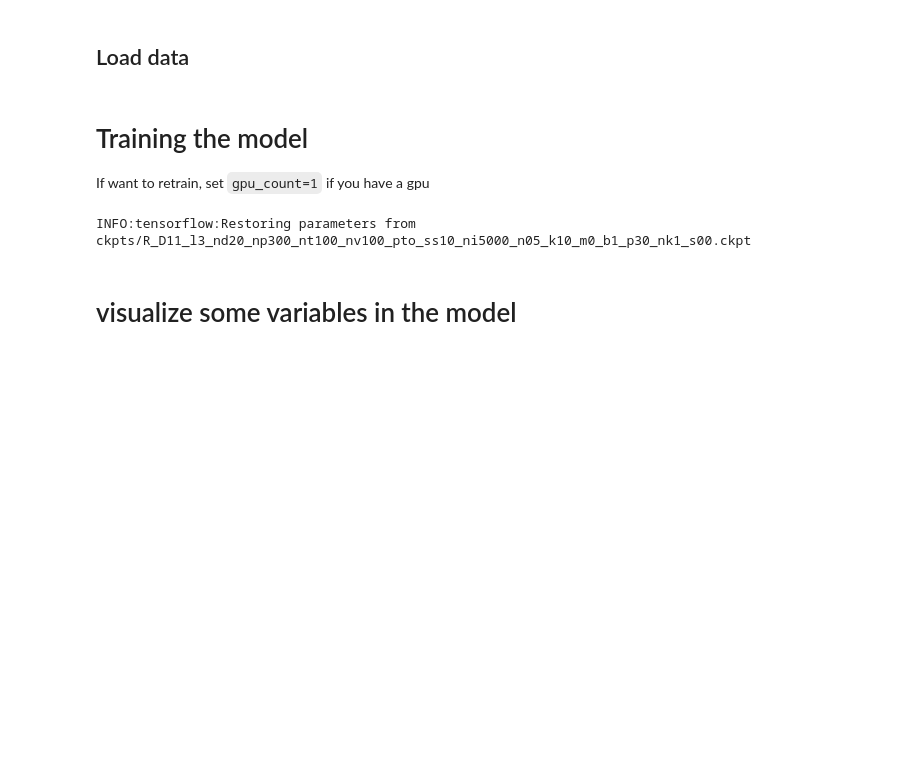
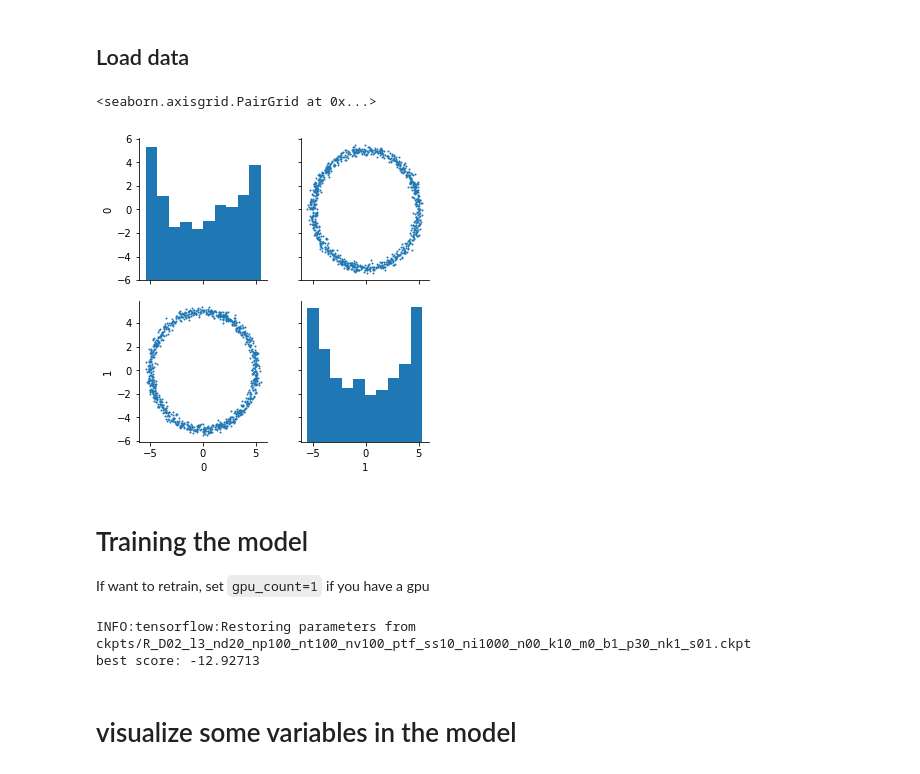
Before and after one commit to kevin-w-li/deep-kexpfam, a Jupyter notebook: training_demo.ipynb, the cells around one changed output. Cells and saved outputs as stored; diff of their text form; code cells hidden in the pictures; blank space fills up the shorter version.

```diff
--- a/training_demo.ipynb
+++ b/training_demo.ipynb
@@ -42,19 +39,23 @@ ngrid = 100
 # %%
 # visualise data
 
-#df = pd.DataFrame(p.sample(1000))
-#sns.pairplot(df,plot_kws=dict(s=4, alpha=1.0, linewidth=0))
+df = pd.DataFrame(p.sample(1000))
+sns.pairplot(df,plot_kws=dict(s=4, alpha=1.0, linewidth=0))
+# %% [output]
+<seaborn.axisgrid.PairGrid at 0x...>
+[figure, added]
 # %% [markdown]
 # Training the model
 If want to retrain, set `gpu_count=1` if you have a gpu
 # %%
-dl_model = DeepLite(p, npoint=300, nlayer=3, nneuron=20, init_log_lam=-3, points_std=0.0, keep_prob=1.0, init_weight_std=1.0, noise_std=0.0,
-                    points_type="opt", log_lam_weights=-6, step_size=1e-3, mixture_kernel=False, init_log_sigma=np.linspace(0,1,1), base=True,
-                    niter=5000, ntrain=100, nvalid=100, patience=30, seed=seed,gpu_count=0)
-#res = dl_model.fit(niter=5000, ntrain=100, nvalid=100,ntest=500, nbatch=1, patience=30)
-dl_model.load()
+dl_model = DeepLite(p, npoint=100, nlayer=3, nneuron=20, init_log_lam=-3, points_std=0.0, keep_prob=1.0, init_weight_std=1.0, noise_std=0.0,
+                    points_type="fixed", log_lam_weights=-6, step_size=1e-3, mixture_kernel=False, init_log_sigma=np.linspace(0,1,1), base=True,
+                    niter=1000, ntrain=100, nvalid=100, patience=30, seed=seed,gpu_count=1)
+res = dl_model.fit(niter=5000, ntrain=100, nvalid=100,ntest=500, nbatch=1, patience=30)
+#dl_model.load()
 # %% [output]
-INFO:tensorflow:Restoring parameters from ckpts/R_D11_l3_nd20_np300_nt100_nv100_pto_ss10_ni5000_n05_k10_m0_b1_p30_nk1_s00.ckpt
+INFO:tensorflow:Restoring parameters from ckpts/R_D02_l3_nd20_np100_nt100_nv100_ptf_ss10_ni1000_n00_k10_m0_b1_p30_nk1_s01.ckpt
+best score: -12.92713
 # %% [markdown]
 # visualize some variables in the model
 # %%
```
Also changed, not shown: parts of 13 cells of this notebook, 8 other files.
